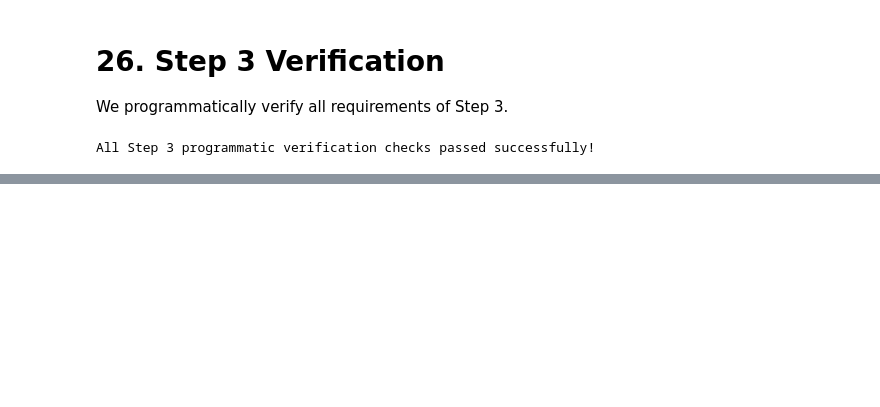
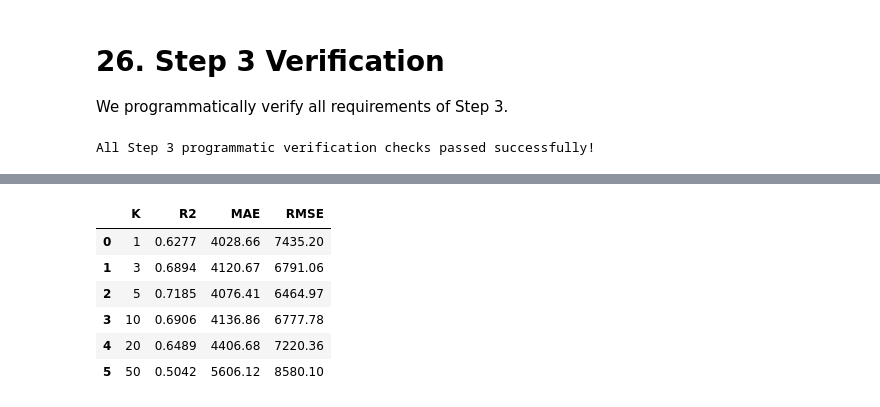
Before and after one commit to abed-dvp/insurance-model-performance-metrics, a Jupyter notebook: notebook.ipynb, the cells around one changed output, grey strips where cells are left out. Cells and saved outputs as stored; diff of their text form; code cells hidden in the pictures; blank space fills up the shorter version.

```diff
--- a/notebook.ipynb
+++ b/notebook.ipynb
@@ -993,0 +1082,26 @@ All Step 3 programmatic verification checks passed successfully!
+# %%
+k_values = [1, 3, 5, 10, 20, 50]
+k_records = []
+
+for k in k_values:
+    model_k = KNeighborsRegressor(n_neighbors=k)
+    model_k.fit(X_subtrain_prepared, y_subtrain)
+    y_val_pred = model_k.predict(X_val_prepared)
+
+    k_records.append({
+        "K": k,
+        "R2": round(r2_score(y_val, y_val_pred), 4),
+        "MAE": round(mean_absolute_error(y_val, y_val_pred), 2),
+        "RMSE": round(math.sqrt(mean_squared_error(y_val, y_val_pred)), 2)
+    })
+
+k_results = pd.DataFrame(k_records)
+k_results
+# %% [output]
+|  | K | R2 | MAE | RMSE |
+| 0 | 1 | 0.6277 | 4028.66 | 7435.20 |
+| 1 | 3 | 0.6894 | 4120.67 | 6791.06 |
+| 2 | 5 | 0.7185 | 4076.41 | 6464.97 |
+| 3 | 10 | 0.6906 | 4136.86 | 6777.78 |
+| 4 | 20 | 0.6489 | 4406.68 | 7220.36 |
+| 5 | 50 | 0.5042 | 5606.12 | 8580.10 |
```
Also changed, not shown: parts of 29 cells of this notebook, 1 other file.
